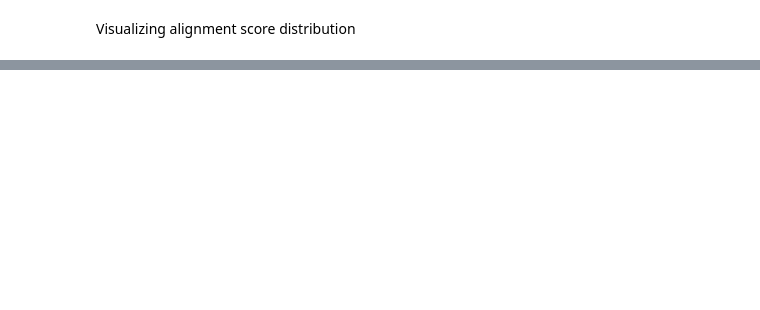
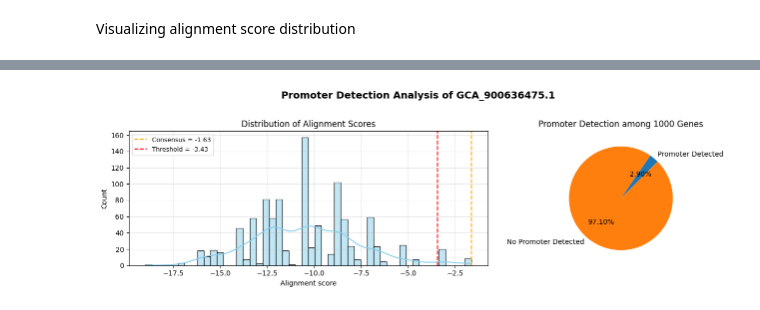
Before and after one commit to nadunnr/gene-promoter-analysis, a Jupyter notebook: promoter_analysis.ipynb, the cells around one changed output, grey strips where cells are left out. Cells and saved outputs as stored; diff of their text form; code cells hidden in the pictures; blank space fills up the shorter version.

```diff
--- a/promoter_analysis.ipynb
+++ b/promoter_analysis.ipynb
@@ -291,19 +316,19 @@ Statistical alignment for residual 1000 regions.
 consensus_promoter = str(m.consensus)
 consensus_score = alignment_score(ppm, consensus_promoter)
 print(f"Alignment score for consensus promoter ({consensus_promoter}): {consensus_score}")
-threshold_score = 3.5
+threshold_score = 1.8
 
 regions_1000 = regions_non_ppm
 
-promoter_hits = []
-alignment_scores = []
+ref_promoter_hits = []
+ref_alignment_scores = []
 
 for region in regions_1000:
     score = alignment_score(ppm, region)
-    alignment_scores.append(score)
+    ref_alignment_scores.append(score)
     if score - consensus_score >= -threshold_score:
-        promoter_hits.append(region)
+        ref_promoter_hits.append(region)
 
 print("Alignment scores for 1000 regions:")
-print(len(sorted(promoter_hits, reverse=True)))
+print(len(sorted(ref_promoter_hits, reverse=True)))
 # %% [output]
@@ -443,0 +340,49 @@ GCA_900637025.1: 3.9% windows called promoters
+# %%
+import matplotlib.pyplot as plt
+import seaborn as sns
+import numpy as np
+from matplotlib import gridspec
+
+fig = plt.figure(figsize=(13, 4))
+gs = gridspec.GridSpec(1, 2, width_ratios=[2.5, 1])
+axes = [plt.subplot(gs[0]), plt.subplot(gs[1])]
+
+# ---- Left subplot ----
+sns.histplot(ref_alignment_scores, bins=50, kde=True, color='skyblue', ax=axes[0])
+axes[0].axvline(x=consensus_score, color='orange', linestyle='--', label=f'Consensus = {consensus_score:.2f}')
+thr_line = consensus_score - threshold_score
+axes[0].axvline(x=thr_line, color='red', linestyle='--', label=f'Threshold = {thr_line:.2f}')
+axes[0].set_title('Distribution of Alignment Scores', fontsize=12)
+axes[0].set_xlabel('Alignment score')
+axes[0].set_ylabel('Count')
+axes[0].legend(fontsize=9)
+axes[0].grid(alpha=0.3)
+
+# ---- Right subplot ----
+labels = ['Promoter Detected', 'No Promoter Detected']
+sizes = [len(ref_promoter_hits), 1000 - len(ref_promoter_hits)]
+
+axes[1].pie(
+    sizes,
+    labels=labels,
+    autopct='%1.2f%%',
+    startangle=45,
+    textprops={'fontsize': 10},
+    colors=['#1f77b4', '#ff7f0e']
+)
+axes[1].set_title('Promoter Detection among 1000 Genes', fontsize=12)
+axes[1].axis('equal')
+
+ref_genome_name = config['ref_genome']
+# ---- Add overall figure title ----
+fig.suptitle(
+    f'Promoter Detection Analysis of {ref_genome_name}',
+    fontsize=14,
+    fontweight='bold',
+    y=1.02  # move title slightly above the plots
+)
+
+plt.tight_layout()
+plt.show()
+# %% [output]
+[figure, added]
```
Also changed, not shown: parts of 13 cells of this notebook.
